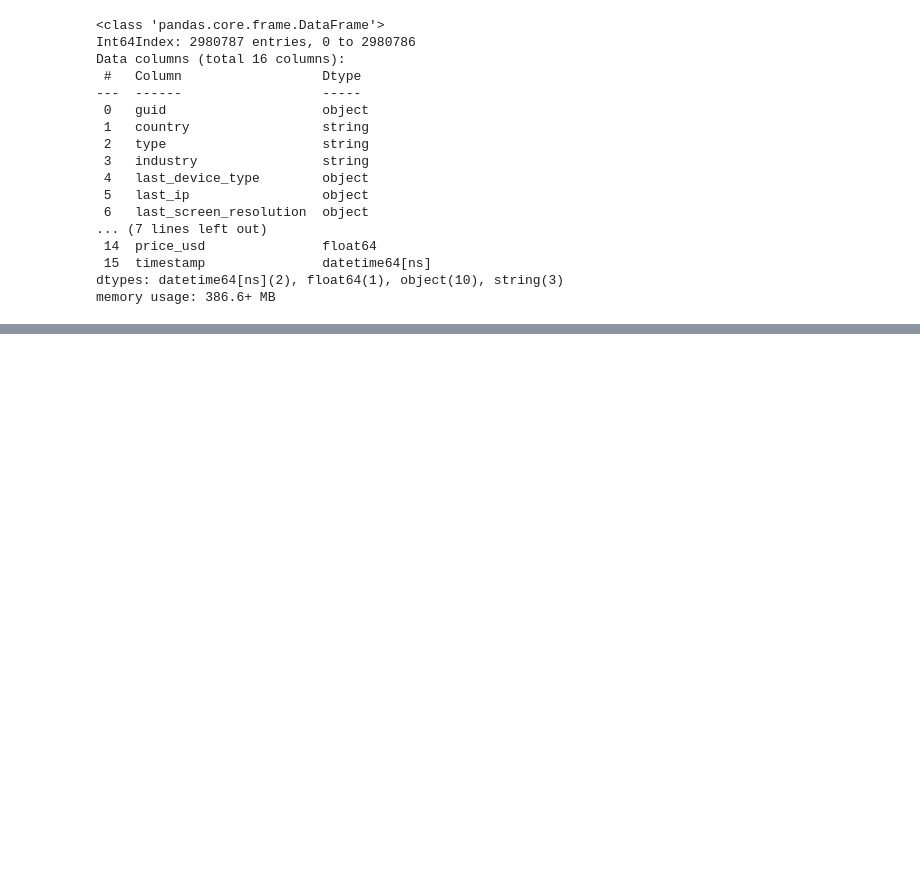
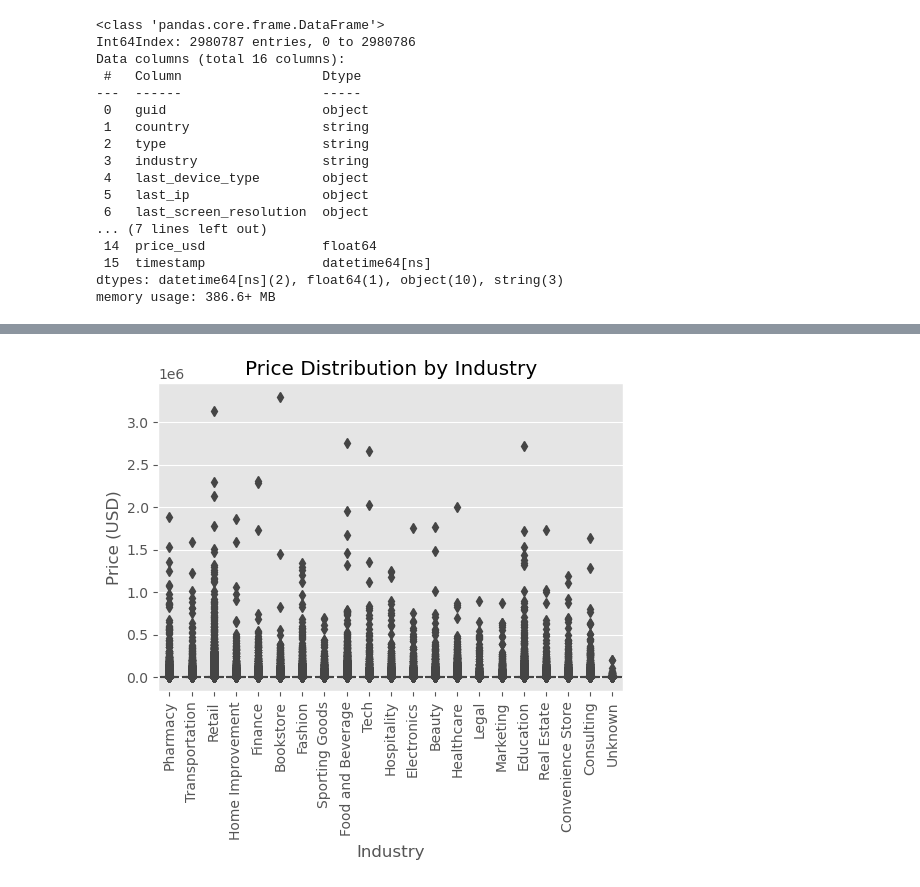
Before and after one commit to Eran-Holzman/E-Commerce-success, a Jupyter notebook: E_commerce project.ipynb, the cells around one changed output, grey strips where cells are left out. Saved outputs shown, nothing was run; the diff lists cells and outputs as text; code cells hidden in the pictures; blank space fills up the shorter version.

```diff
--- a/E_commerce project.ipynb
+++ b/E_commerce project.ipynb
@@ -198,0 +234,11 @@ merged_df.drop(['site_guid','last_browser','last_device_type','last_ip','last_sc
+# %%
+# Box plot of price by industry
+plt.figure(figsize=(6, 4))
+sns.boxplot(x=merged_df['industry'], y=merged_df['price_usd'])
+plt.xlabel('Industry')
+plt.ylabel('Price (USD)')
+plt.title('Price Distribution by Industry')
+plt.xticks(rotation=90)
+plt.show()
+# %% [output]
+[figure, added]
```
Also changed, not shown: parts of 3 cells of this notebook.
